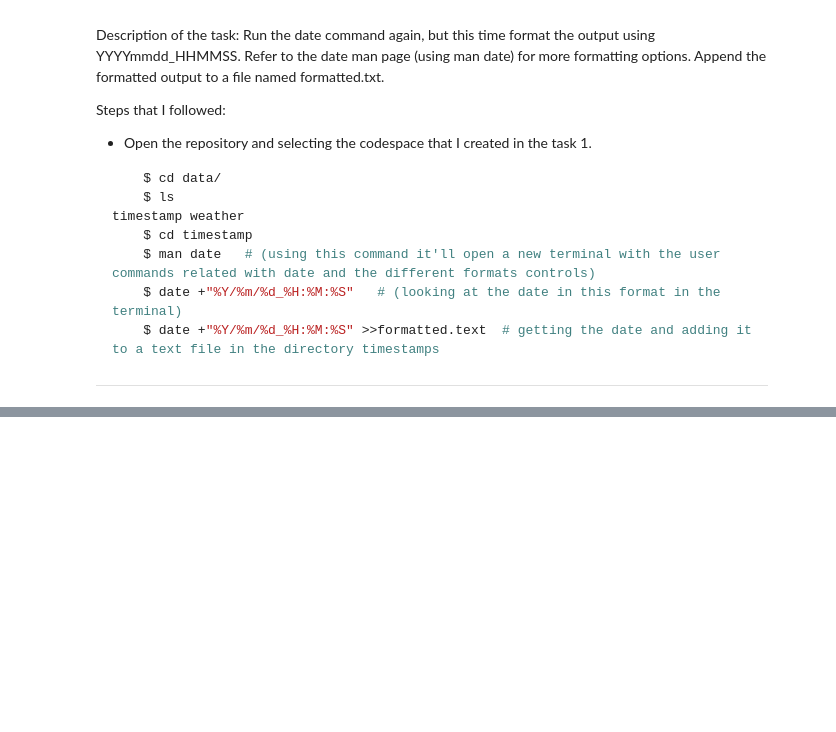
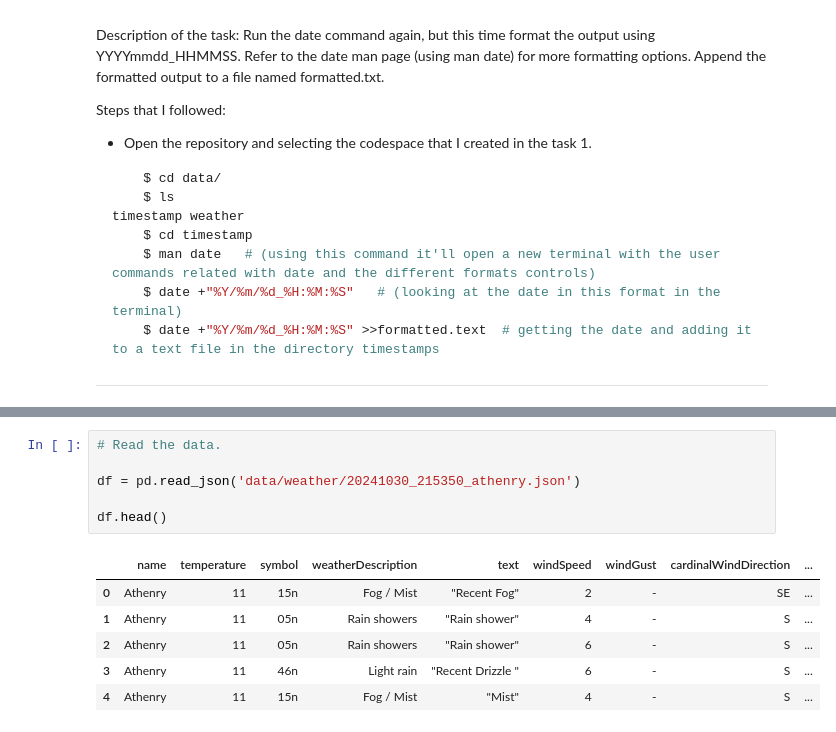
Before and after one commit to Jennyicano/computer_infrastructure, a Jupyter notebook: weather.ipynb, the cells around one changed output, grey strips where cells are left out. Drawn from its saved outputs; the diff is of its cells as text; blank space fills up the shorter version.

```diff
--- a/weather.ipynb
+++ b/weather.ipynb
@@ -172,0 +190,13 @@ data/weather/"20241030_215350_ath [<=>] 6.53k --.-KB/s in 0s 2024-10-30 21:53:51
+# %%
+# Read the data.
+
+df = pd.read_json('data/weather/20241030_215350_athenry.json')
+
+df.head()
+# %% [output]
+|  | name | temperature | symbol | weatherDescription | text | windSpeed | windGust | cardinalWindDirection | ... |
+| 0 | Athenry | 11 | 15n | Fog / Mist | "Recent Fog" | 2 | - | SE | ... |
+| 1 | Athenry | 11 | 05n | Rain showers | "Rain shower" | 4 | - | S | ... |
+| 2 | Athenry | 11 | 05n | Rain showers | "Rain shower" | 6 | - | S | ... |
+| 3 | Athenry | 11 | 46n | Light rain | "Recent Drizzle " | 6 | - | S | ... |
+| 4 | Athenry | 11 | 15n | Fog / Mist | "Mist" | 4 | - | S | ... |
```
Also changed, not shown: parts of 14 cells of this notebook, 1 other file.
